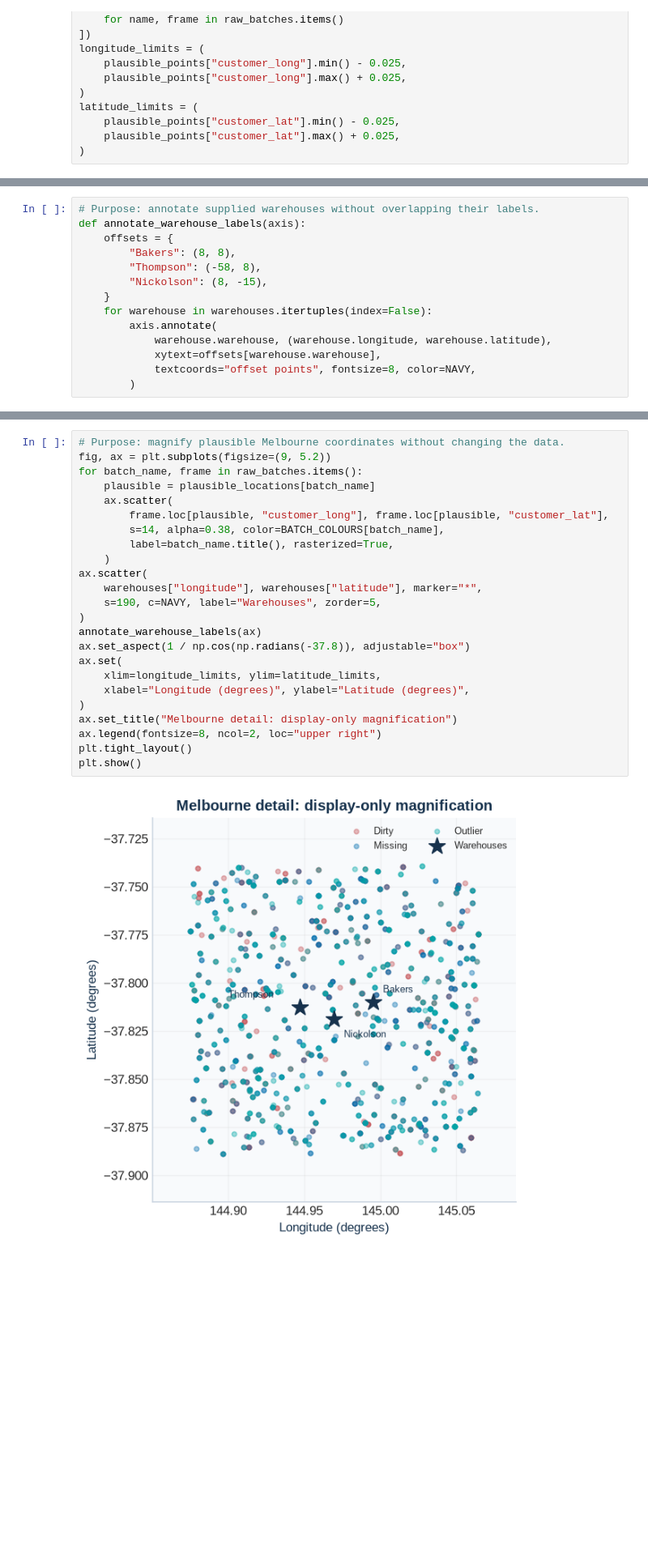
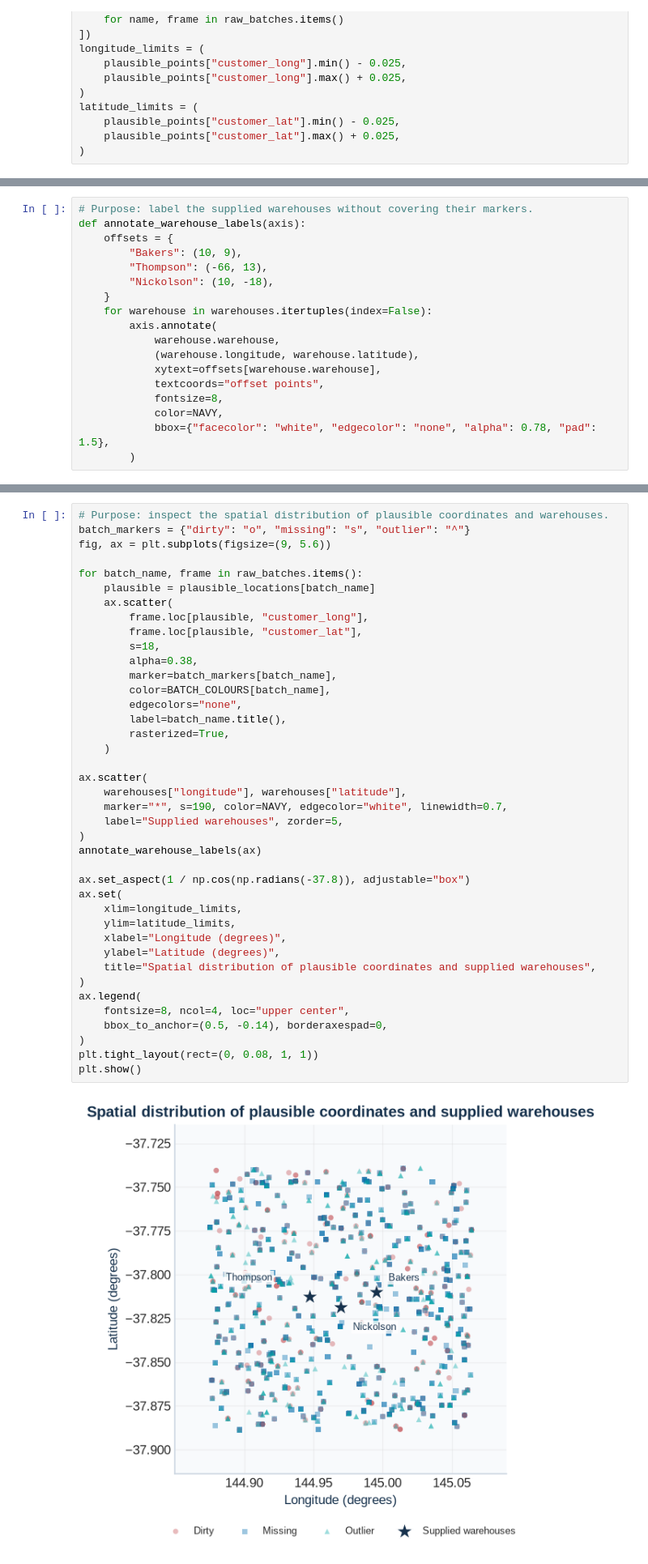
Before and after one commit to ZGHL/FIT5196-A2, a Jupyter notebook: notebooks/Group030_solution.ipynb, the cells around one changed output, grey strips where cells are left out. Shown at 81% size. Drawn from its saved outputs; the diff is of its cells as text; blank space fills up the shorter version.

```diff
--- a/notebooks/Group030_solution.ipynb
+++ b/notebooks/Group030_solution.ipynb
@@ -523,15 +572,19 @@ To keep the warehouse labels readable, we give the three names small fixed displ
 # %%
-# Purpose: annotate supplied warehouses without overlapping their labels.
+# Purpose: label the supplied warehouses without covering their markers.
 def annotate_warehouse_labels(axis):
     offsets = {
-        "Bakers": (8, 8),
-        "Thompson": (-58, 8),
-        "Nickolson": (8, -15),
+        "Bakers": (10, 9),
+        "Thompson": (-66, 13),
+        "Nickolson": (10, -18),
     }
     for warehouse in warehouses.itertuples(index=False):
         axis.annotate(
-            warehouse.warehouse, (warehouse.longitude, warehouse.latitude),
+            warehouse.warehouse,
+            (warehouse.longitude, warehouse.latitude),
             xytext=offsets[warehouse.warehouse],
-            textcoords="offset points", fontsize=8, color=NAVY,
+            textcoords="offset points",
+            fontsize=8,
+            color=NAVY,
+            bbox={"facecolor": "white", "edgecolor": "none", "alpha": 0.78, "pad": 1.5},
         )
 # %% [markdown]
@@ -539,27 +592,43 @@ The detailed view uses the same batch colours and marks each warehouse with a la
 # %%
-# Purpose: magnify plausible Melbourne coordinates without changing the data.
-fig, ax = plt.subplots(figsize=(9, 5.2))
+# Purpose: inspect the spatial distribution of plausible coordinates and warehouses.
+batch_markers = {"dirty": "o", "missing": "s", "outlier": "^"}
+fig, ax = plt.subplots(figsize=(9, 5.6))
+
 for batch_name, frame in raw_batches.items():
     plausible = plausible_locations[batch_name]
     ax.scatter(
-        frame.loc[plausible, "customer_long"], frame.loc[plausible, "customer_lat"],
-        s=14, alpha=0.38, color=BATCH_COLOURS[batch_name],
-        label=batch_name.title(), rasterized=True,
+        frame.loc[plausible, "customer_long"],
+        frame.loc[plausible, "customer_lat"],
+        s=18,
+        alpha=0.38,
+        marker=batch_markers[batch_name],
+        color=BATCH_COLOURS[batch_name],
+        edgecolors="none",
+        label=batch_name.title(),
+        rasterized=True,
     )
+
 ax.scatter(
-    warehouses["longitude"], warehouses["latitude"], marker="*",
-    s=190, c=NAVY, label="Warehouses", zorder=5,
+    warehouses["longitude"], warehouses["latitude"],
+    marker="*", s=190, color=NAVY, edgecolor="white", linewidth=0.7,
+    label="Supplied warehouses", zorder=5,
 )
 annotate_warehouse_labels(ax)
+
 ax.set_aspect(1 / np.cos(np.radians(-37.8)), adjustable="box")
 ax.set(
-    xlim=longitude_limits, ylim=latitude_limits,
-    xlabel="Longitude (degrees)", ylabel="Latitude (degrees)",
+    xlim=longitude_limits,
+    ylim=latitude_limits,
+    xlabel="Longitude (degrees)",
+    ylabel="Latitude (degrees)",
+    title="Spatial distribution of plausible coordinates and supplied warehouses",
 )
-ax.set_title("Melbourne detail: display-only magnification")
-ax.legend(fontsize=8, ncol=2, loc="upper right")
-plt.tight_layout()
+ax.legend(
+    fontsize=8, ncol=4, loc="upper center",
+    bbox_to_anchor=(0.5, -0.14), borderaxespad=0,
+)
+plt.tight_layout(rect=(0, 0.08, 1, 1))
 plt.show()
 # %% [output]
-[figure, old version]
+[figure, new version]
 # %% [markdown]
```
Also changed, not shown: parts of 9 cells of this notebook.
